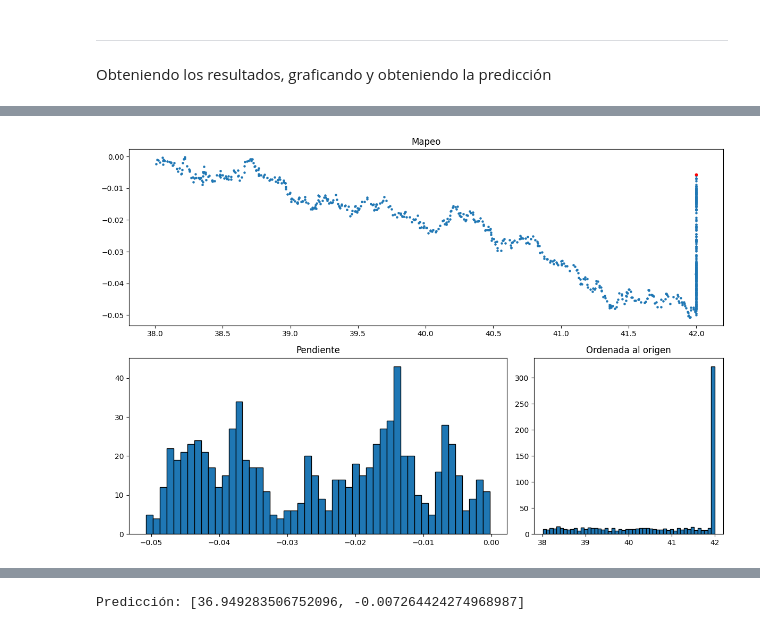
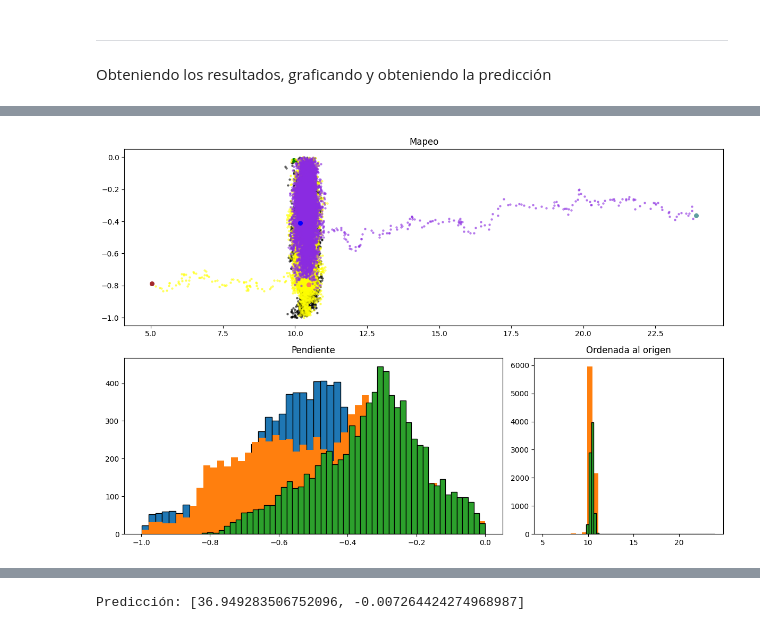
Before and after one commit to DCI-alxogm/ml2023-Isaias-Hernandez, a Jupyter notebook: Sep29-30/MCMC_Metropoli_30_08_23.ipynb, the cells around one changed output, grey strips where cells are left out. Cells and saved outputs as stored; diff of their text form; code cells hidden in the pictures.

```diff
--- a/Sep29-30/MCMC_Metropoli_30_08_23.ipynb
+++ b/Sep29-30/MCMC_Metropoli_30_08_23.ipynb
@@ -103,11 +119,16 @@ def Metropoli(x, y, iteraciones, modelo, theta_i, theta_min, theta_max, sigma_pe
 Obteniendo los resultados, graficando y obteniendo la predicción
 # %%
 #Definiendo variables
-theta_inicial = [38, -0.005]
-theta_min = [30, -1]
-theta_max = [42, 0]
-iteraciones = 1000
-sigma_ordenada = 0.01
-sigma_pendiente = 0.001
 
-resultados = Metropoli(datos_x_norm, datos_y_norm, iteraciones, Modelo, theta_inicial, theta_min, theta_max, sigma_pendiente, sigma_ordenada, Log_Likelihood, Log_Prior, Log_Posterior)
+theta_min = [0, -1]
+theta_max = [47, 0]
+iteraciones = 10000
+sigma_ordenada = 0.1
+sigma_pendiente = 0.02
+
+theta_inicial = [10, -0.001]
+resultados = Metropoli(datos_x_norm, datos_y, iteraciones, Modelo, theta_inicial, theta_min, theta_max, sigma_pendiente, sigma_ordenada, Log_Likelihood, Log_Prior, Log_Posterior)
+theta_inicial = [5, -0.8]
+resultados2 = Metropoli(datos_x_norm, datos_y, iteraciones, Modelo, theta_inicial, theta_min, theta_max, sigma_pendiente, sigma_ordenada, Log_Likelihood, Log_Prior, Log_Posterior)
+theta_inicial = [24, -0.36]
+resultados3 = Metropoli(datos_x_norm, datos_y, iteraciones, Modelo, theta_inicial, theta_min, theta_max, sigma_pendiente, sigma_ordenada, Log_Likelihood, Log_Prior, Log_Posterior)
@@ -114,24 +156,60 @@ resultados = Metropoli(datos_x_norm, datos_y_norm, iteraciones, Modelo, theta_in
 # %%
 fig = plt.figure(figsize=(12, 8))
 gs = GridSpec(2, 2, width_ratios=[2, 1], height_ratios=[1, 1])
 
+
 # Subplot superior
 ax1 = plt.subplot(gs[0, :])  # Toma todo el ancho
-ax1.scatter(resultados[:, 0], resultados[:,1], 5, alpha=1)
-ax1.scatter(resultados[:, 0][-1], resultados[:, 1][-1], 10, "r")
+#ax1.plot(minimos,minimos_y)
+ax1.scatter(resultados[:, 0], resultados[:,1], 5, alpha=0.5, color="black")
+ax1.scatter(resultados[:, 0][-1], resultados[:, 1][-1], 30, "r")
+ax1.scatter(resultados[:, 0][0], resultados[:, 1][0], 30, "g")
 ax1.set_title('Mapeo')
 
 # Subplots inferiores
 ax2 = plt.subplot(gs[1, 0])
 ax2.hist(resultados[:,1], bins=50, edgecolor='black')
 ax2.set_title('Pendiente')
 
 ax3 = plt.subplot(gs[1, 1])
 ax3.hist(resultados[:,0], bins=50, edgecolor='black')
 ax3.set_title('Ordenada al origen')
 
+
+# Subplot superior
+ax1 = plt.subplot(gs[0, :])  # Toma todo el ancho
+ax1.scatter(resultados2[:, 0], resultados2[:,1], 5, alpha=0.5, color="yellow")
+ax1.scatter(resultados2[:, 0][-1], resultados2[:, 1][-1], 30, "#FF7F50")
+ax1.scatter(resultados2[:, 0][0], resultados2[:, 1][0], 30, "brown")
+ax1.scatter(10., -0.46, 30, color="orange")
+ax1.set_title('Mapeo')
+
+# Subplots inferiores
+ax2 = plt.subplot(gs[1, 0])
+ax2.hist(resultados2[:,1], bins=50)
+ax2.set_title('Pendiente')
+
+ax3 = plt.subplot(gs[1, 1])
+ax3.hist(resultados2[:,0], bins=10)
+ax3.set_title('Ordenada al origen')
+
+ax1 = plt.subplot(gs[0, :])  # Toma todo el ancho
+ax1.scatter(resultados3[:, 0], resultados3[:,1], 5, alpha=0.5, color="#8A2BE2")
+ax1.scatter(resultados3[:, 0][-1], resultados3[:, 1][-1], 30, "#0000FF")
+ax1.scatter(resultados3[:, 0][0], resultados3[:, 1][0], 30, "#5F9EA0")
+ax1.set_title('Mapeo')
+
+# Subplots inferiores
+ax2 = plt.subplot(gs[1, 0])
+ax2.hist(resultados3[:,1], bins=50, edgecolor='black')
+ax2.set_title('Pendiente')
+
+ax3 = plt.subplot(gs[1, 1])
+ax3.hist(resultados3[:,0], bins=50, edgecolor='black')
+ax3.set_title('Ordenada al origen')
+
 plt.tight_layout()
 plt.show()
 # %% [output]
-[figure, old version]
+[figure, new version]
 # %%
```
Also changed, not shown: parts of 23 cells of this notebook.
